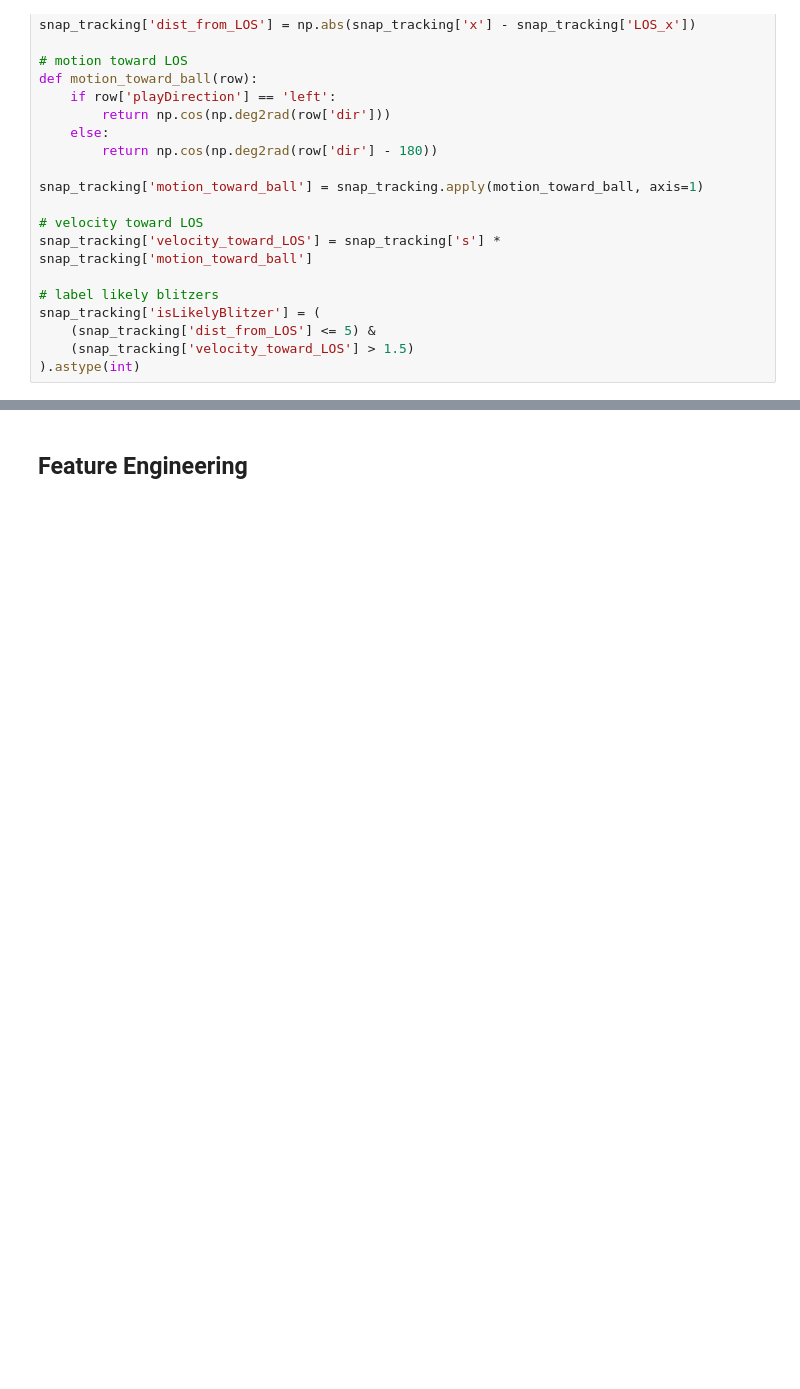
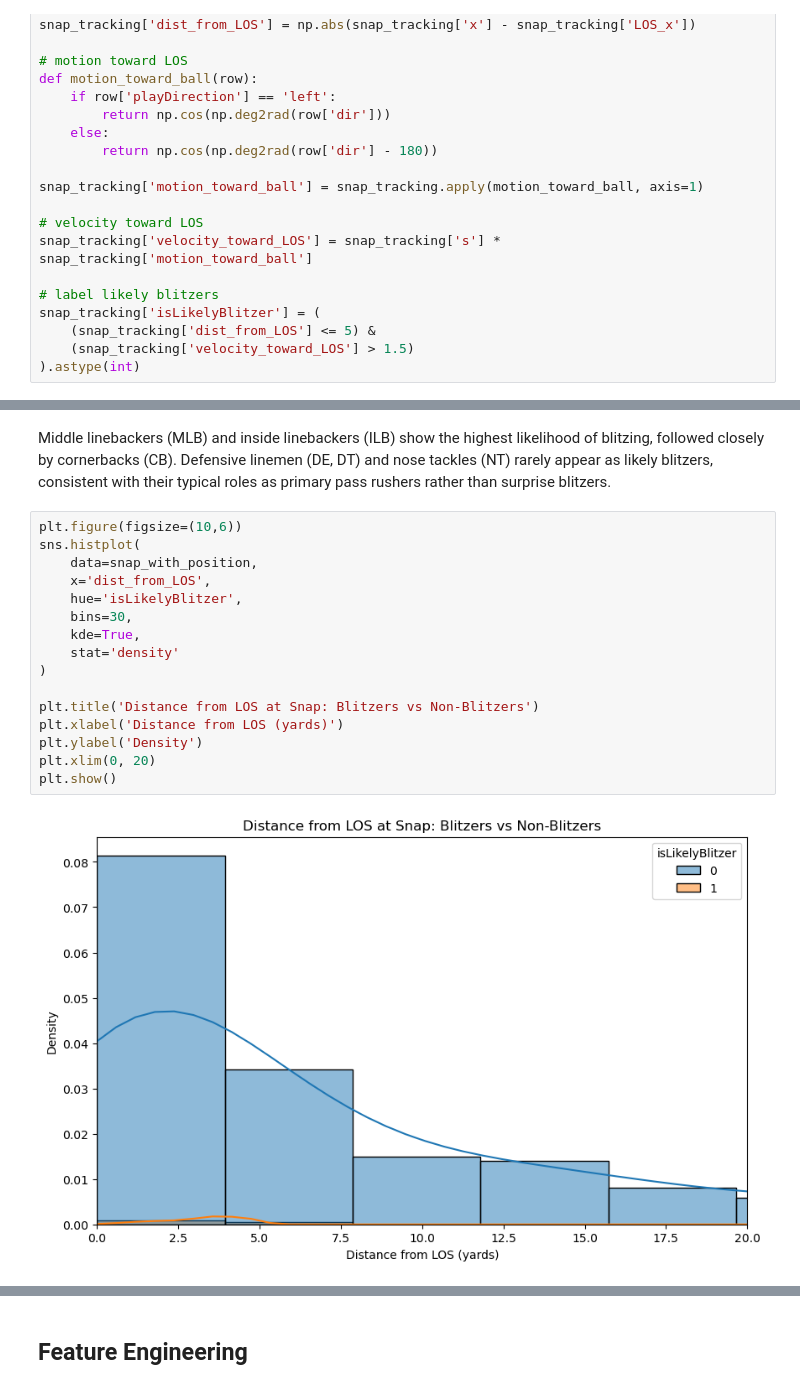
Before and after one commit to tgarity/blitzprediction, a Jupyter notebook: final_project.ipynb, the cells around one changed output, grey strips where cells are left out. Cells and saved outputs as stored; diff of their text form; blank space fills up the shorter version.

```diff
--- a/final_project.ipynb
+++ b/final_project.ipynb
@@ -629,0 +605,20 @@ Plays with one or more likely blitzers occur much less frequently, and instances
+# %% [markdown]
+Middle linebackers (MLB) and inside linebackers (ILB) show the highest likelihood of blitzing, followed closely by cornerbacks (CB). Defensive linemen (DE, DT) and nose tackles (NT) rarely appear as likely blitzers, consistent with their typical roles as primary pass rushers rather than surprise blitzers.
+# %%
+plt.figure(figsize=(10,6))
+sns.histplot(
+    data=snap_with_position,
+    x='dist_from_LOS',
+    hue='isLikelyBlitzer',
+    bins=30,
+    kde=True,
+    stat='density'
+)
+
+plt.title('Distance from LOS at Snap: Blitzers vs Non-Blitzers')
+plt.xlabel('Distance from LOS (yards)')
+plt.ylabel('Density')
+plt.xlim(0, 20)
+plt.show()
+# %% [output]
+[figure, added]
```
Also changed, not shown: parts of 34 cells of this notebook.
